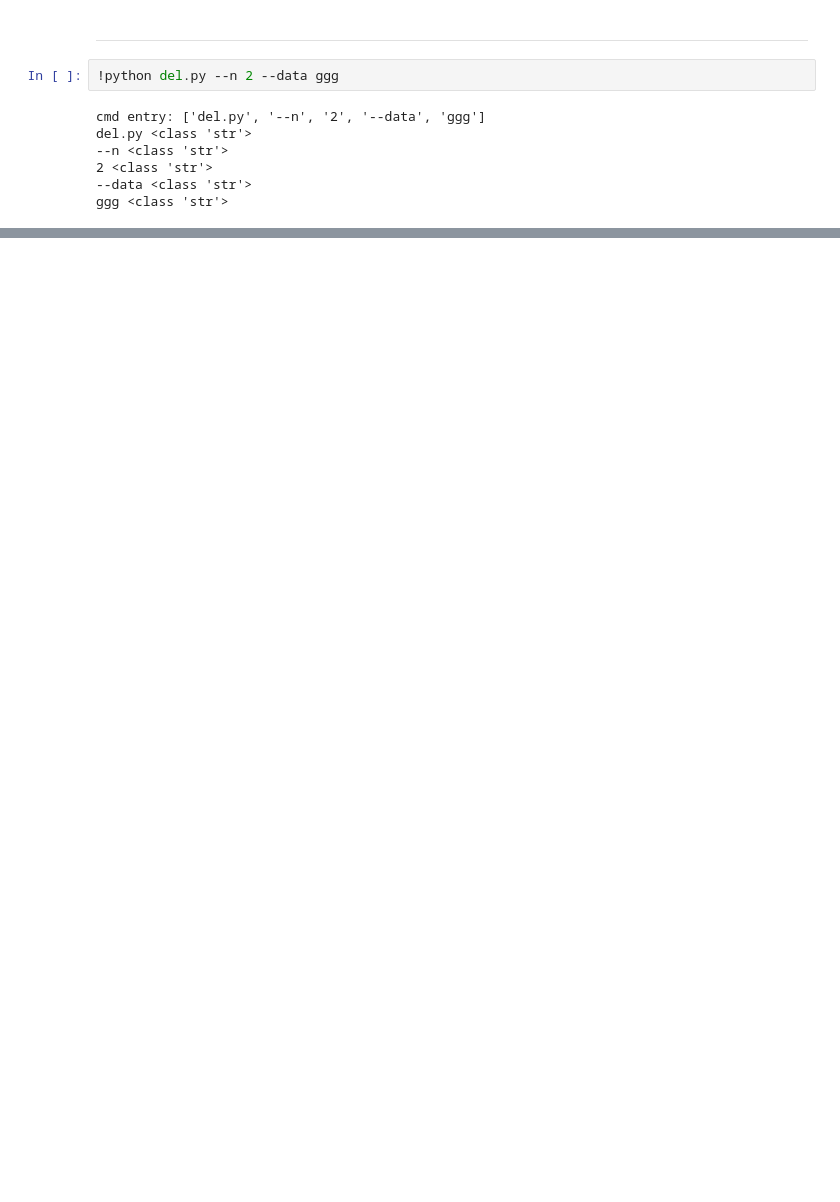
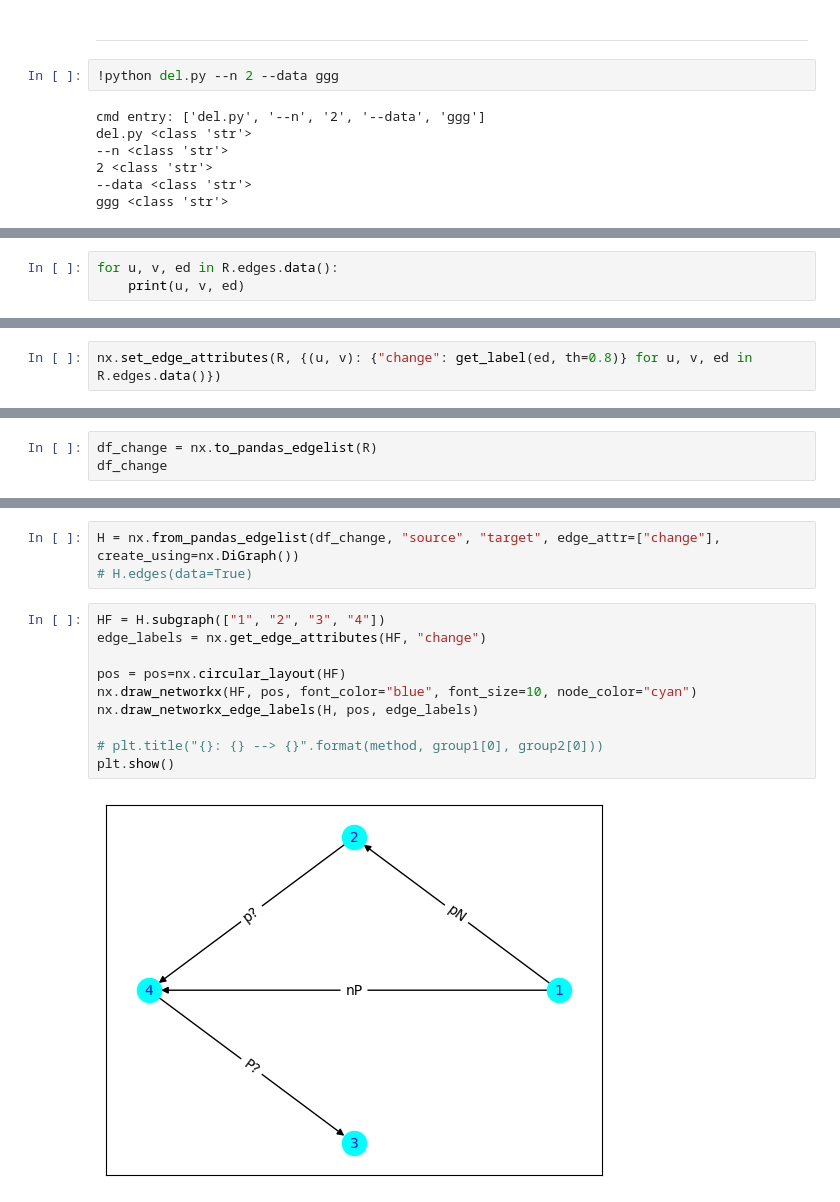
Before and after one commit to win7/GNN_Unsupervised, a Jupyter notebook: test.ipynb, the cells around one changed output, grey strips where cells are left out. Cells and saved outputs as stored; diff of their text form; blank space fills up the shorter version.

```diff
--- a/test.ipynb
+++ b/test.ipynb
@@ -310,0 +409,3 @@ ggg <class 'str'>
+# %%
+for u, v, ed in R.edges.data():
+    print(u, v, ed)
@@ -310,0 +420,2 @@ ggg <class 'str'>
+# %%
+nx.set_edge_attributes(R, {(u, v): {"change": get_label(ed, th=0.8)} for u, v, ed in R.edges.data()})
@@ -310,0 +433,3 @@ ggg <class 'str'>
+# %%
+df_change = nx.to_pandas_edgelist(R)
+df_change
@@ -310,0 +445,15 @@ ggg <class 'str'>
+# %%
+H = nx.from_pandas_edgelist(df_change, "source", "target", edge_attr=["change"], create_using=nx.DiGraph())
+# H.edges(data=True)
+# %%
+HF = H.subgraph(["1", "2", "3", "4"])
+edge_labels = nx.get_edge_attributes(HF, "change")
+
+pos = pos=nx.circular_layout(HF)
+nx.draw_networkx(HF, pos, font_color="blue", font_size=10, node_color="cyan")
+nx.draw_networkx_edge_labels(H, pos, edge_labels)
+
+# plt.title("{}: {} --> {}".format(method, group1[0], group2[0]))
+plt.show()
+# %% [output]
+[figure, added]
```
Also changed, not shown: parts of 11 cells of this notebook, 5 other files.
